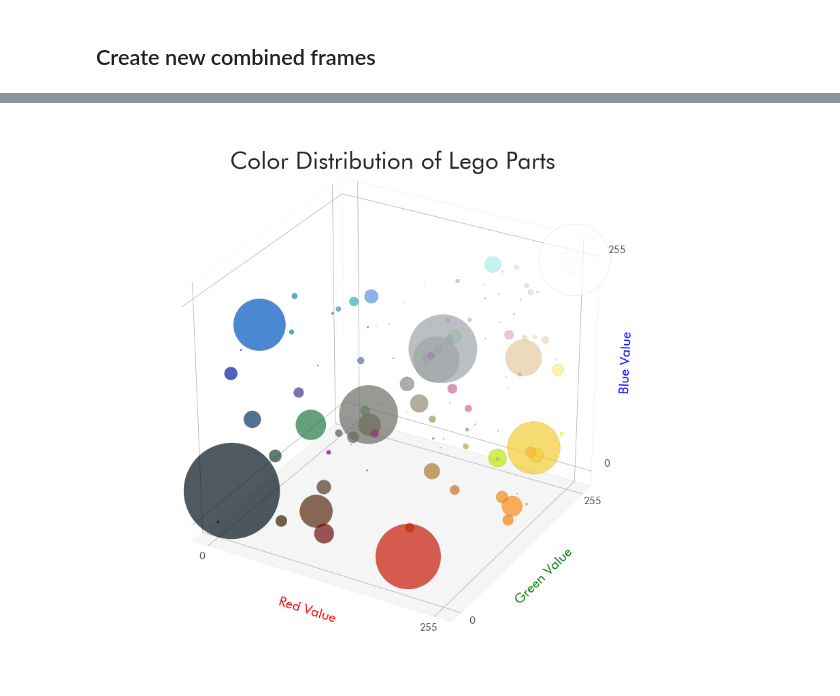
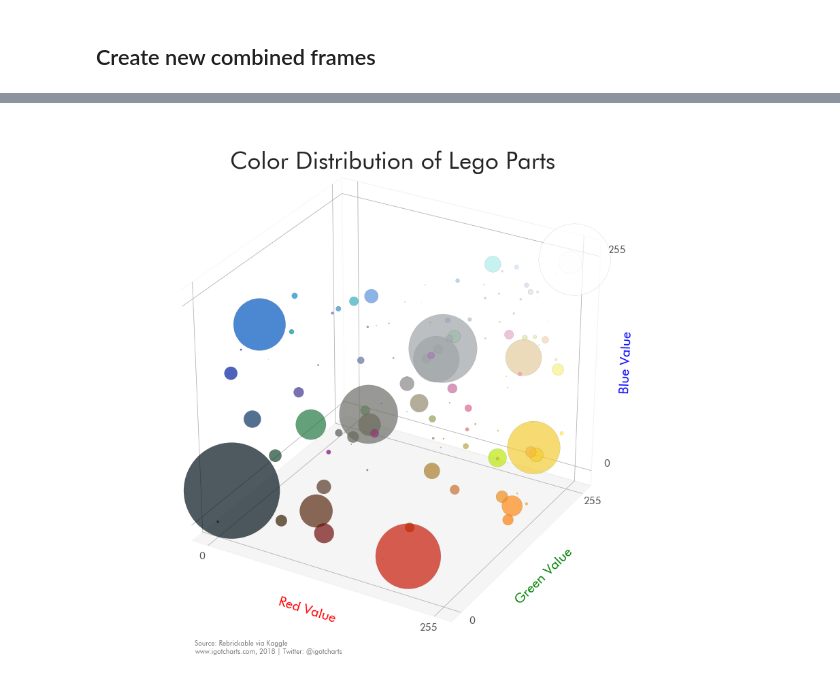
Before and after one commit to igotcharts/charts_and_more_charts, a Jupyter notebook: notebooks/lego.ipynb, the cells around one changed output, grey strips where cells are left out. Drawn from its saved outputs; the diff is of its cells as text; code cells hidden in the pictures.

Commit message:
updated viz, exported full lego frame

```diff
--- a/notebooks/lego.ipynb
+++ b/notebooks/lego.ipynb
@@ -35,22 +57,26 @@ Image.open('downloads_schema.png')
 # %%
 
 
-#combined_sets = pd.merge(lego_d["sets"],lego_d["inventory_sets"],on="set_num",how='left')
-combined_sets = pd.merge(lego_d["inventories"],lego_d["sets"],on='set_num',how='left')
+
+combined_sets = pd.merge(lego_d["sets"],lego_d["inventories"],on='set_num',how='left')
 combined_sets = pd.merge(combined_sets,lego_d["themes"],left_on='theme_id',right_on='id',how='left',suffixes=('_of_set','_of_theme'))
 
 #combining parts and other tables
-combined_parts = pd.merge(lego_d["inventory_parts"],lego_d["parts"],on='part_num',how='left')
+combined_parts = pd.merge(lego_d["inventory_parts"],lego_d["parts"],on='part_num',how='left') #merging this way. the reverse reveals some parts not in the inventory_parts
 combined_parts = pd.merge(combined_parts, lego_d["part_categories"],left_on='part_cat_id',right_on='id',how='left',suffixes=('_of_part','_of_part_category'))
 combined_parts = pd.merge(combined_parts,lego_d["colors"],left_on='color_id',right_on='id',how='left')
 combined_parts = combined_parts.drop(['id_x','id_y'],axis=1)
+
+#combine it all
+master_lego = pd.merge(combined_sets,combined_parts,left_on='id_of_set',right_on='inventory_id',how='left')
 # %%
-part_count = combined_parts.pivot_table('quantity',index='rgb',aggfunc='sum').reset_index()
+#count of parts by color
+part_count = master_lego.pivot_table('quantity',index='rgb',aggfunc='sum').reset_index()
 part_count = pd.concat([part_count,pd.DataFrame(list(part_count.reset_index()['rgb'].apply(hex_to_rgb)),columns=['R','G','B'])],
           axis=1)
 # %%
+os.chdir(outputs)
 from mpl_toolkits.mplot3d import Axes3D
-
 fig = plt.figure(figsize=(14,12))
 fig.suptitle('Color Distribution of Lego Parts',size=35,color='#252525',x=.52)
 fig.subplots_adjust(top=.99)
@@ -60,31 +86,36 @@ ax.scatter(part_count['R'],part_count['G'],part_count['B'],s=part_count['quantit
            edgecolor='black',linewidth=.1)
 
 #ax.scatter(255,255,255,s=part_count[part_count['rgb']=='FFFFFF']['quantity'].values/20,c='#FFFFFF',alpha=.8,
  #          edgecolor='black',linewidth=.5)
 
 ax.set_xlabel('Red Value',fontsize=20,color='red')
 ax.set_ylabel('Green Value',fontsize=20,color='green')
 ax.set_zlabel('Blue Value',fontsize=20,color='blue')
 
 ax.xaxis.pane.fill = False
 ax.yaxis.pane.fill = False
 ax.zaxis.pane.fill = True
 #ax.w_xaxis.set_pane_color((1.0, 1.0, 1.0, 0.0))
 ax.w_xaxis.set_ticks([0,255])
 ax.w_yaxis.set_ticks([0,255])
 ax.w_zaxis.set_ticks([0,255])
 ax.w_xaxis.set_ticks_position('none')
 
 for t1 in ax.xaxis.get_ticklines():
     t1.set_visible(False)
 
 for t1 in ax.yaxis.get_ticklines():
     t1.set_visible(False)
 
 for t1 in ax.zaxis.get_ticklines():
     t1.set_visible(False)
 
 ax.tick_params(labelsize=15,labelcolor='#525252',labeltop=True,
                labelbottom=False,labelleft=False,labelright=True,pad=8)
+
+ax.text(-20,-20,-150,s='Source: Rebrickable via Kaggle',fontsize=10,color='#525252',alpha=.8)
+ax.text(-20,-20,-160,s='www.igotcharts.com, 2018 | Twitter: @igotcharts',fontsize=10,color='#525252',alpha=.8)
+
+charts_function_list.chart_save('lego_colors',dpi=150)
 # %% [output]
-[figure, old version]
+[figure, new version]
```
Also changed, not shown: parts of 6 cells of this notebook, 4 other files.
